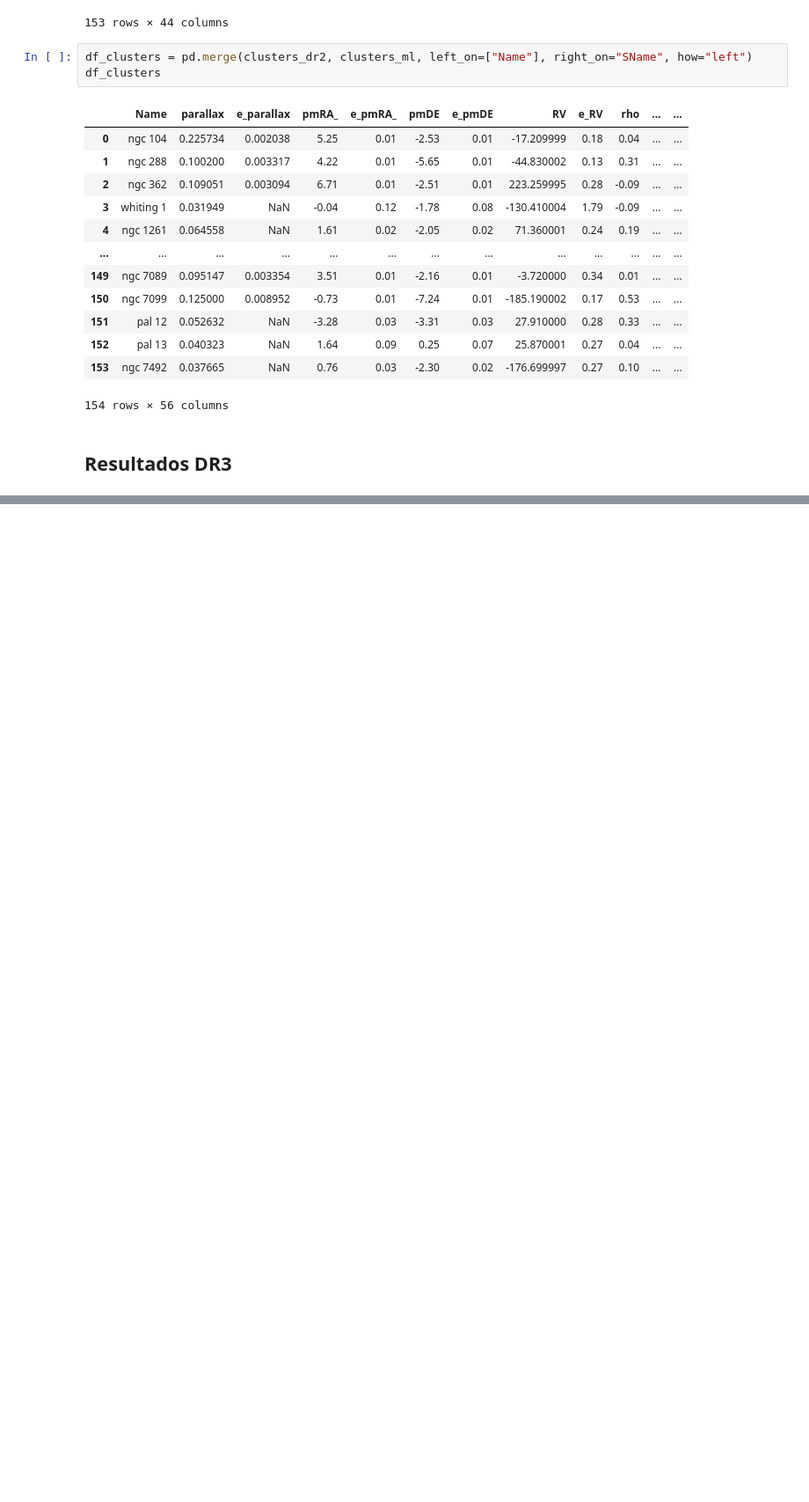
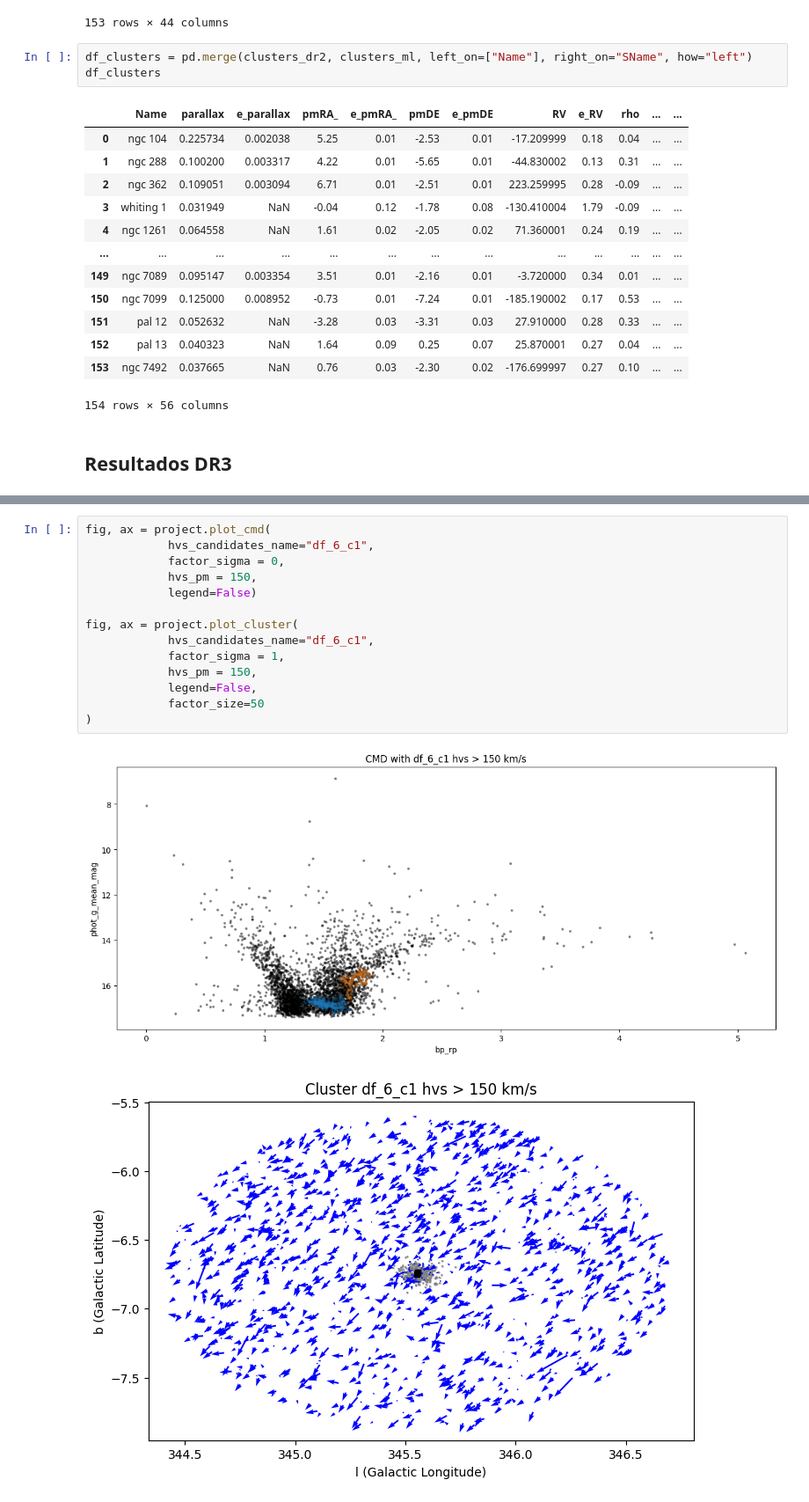
Before and after one commit to santhiperbolico/tfm-ucm-code, a Jupyter notebook: notebooks/Analisis_DR3.ipynb, the cells around one changed output, grey strips where cells are left out. Shown at 88% size. Saved outputs shown, nothing was run; the diff lists cells and outputs as text; blank space fills up the shorter version.

```diff
--- a/notebooks/Analisis_DR3.ipynb
+++ b/notebooks/Analisis_DR3.ipynb
@@ -301,0 +248,17 @@ df_results[mask_p & mask_pmra & mask_pmde & mask_ml]
+# %%
+fig, ax = project.plot_cmd(
+            hvs_candidates_name="df_6_c1",
+            factor_sigma = 0,
+            hvs_pm = 150,
+            legend=False)
+
+fig, ax = project.plot_cluster(
+            hvs_candidates_name="df_6_c1",
+            factor_sigma = 1,
+            hvs_pm = 150,
+            legend=False,
+            factor_size=50
+)
+# %% [output]
+[figure, added]
+[figure, added]
```
Also changed, not shown: parts of 16 cells of this notebook, 4 other files.
